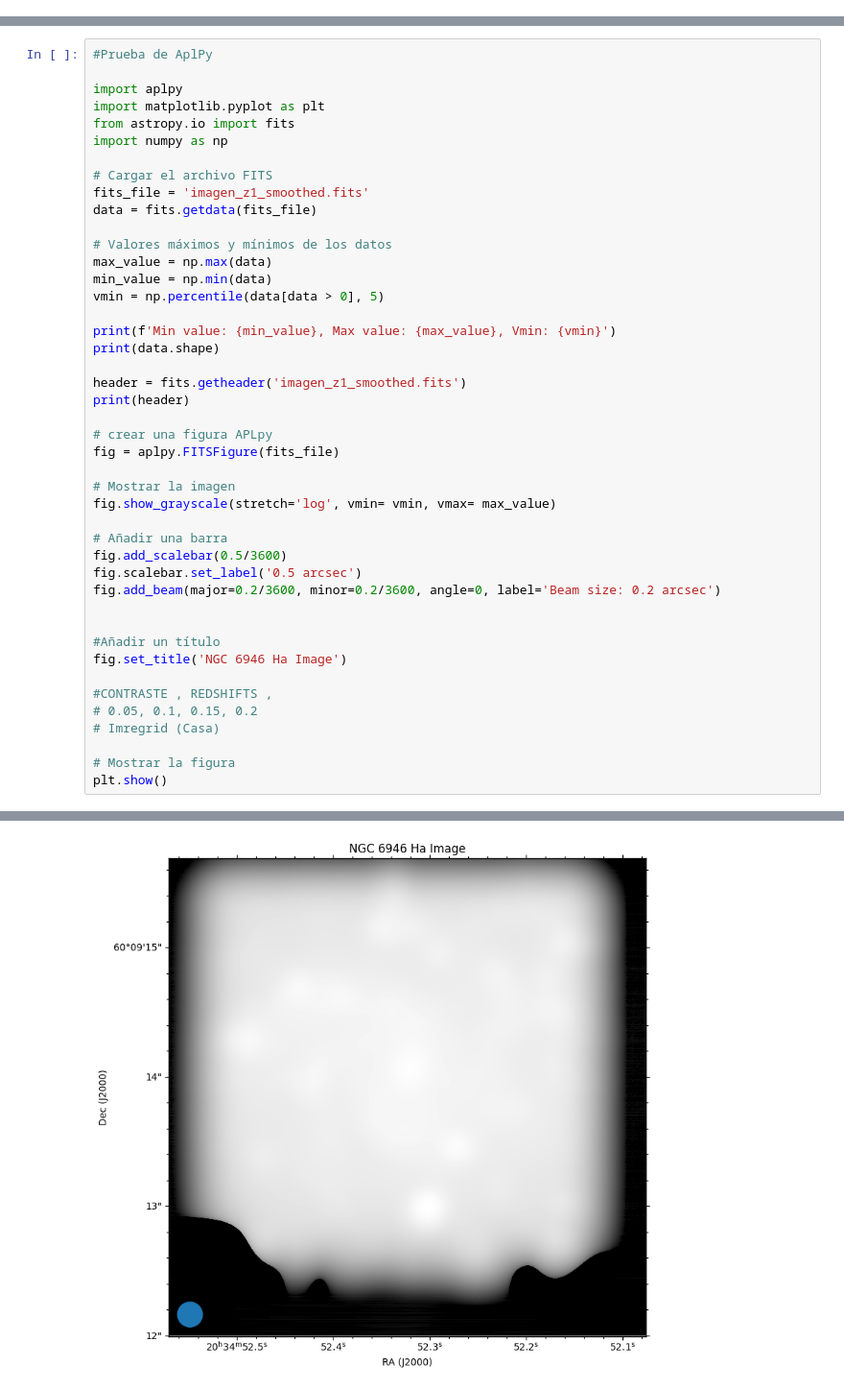
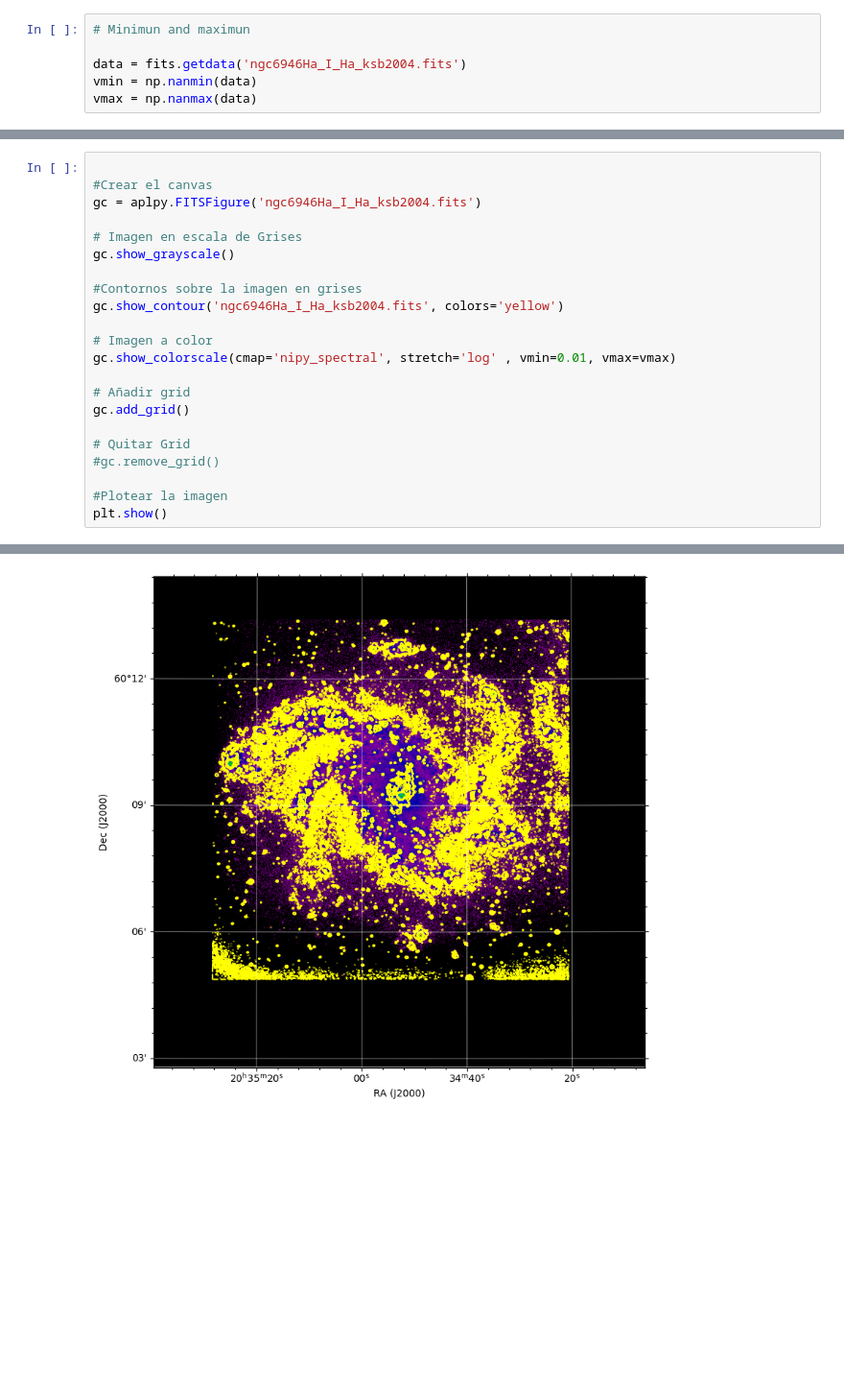
Before and after one commit to LobsangM/ngVLA_Research_Program, a Jupyter notebook: codes/aplpy_test.ipynb, the cells around one changed output, grey strips where cells are left out. Shown at 96% size. Cells and saved outputs as stored; diff of their text form; blank space fills up the shorter version.

Commit message:
introducción a Aplpy

```diff
--- a/codes/aplpy_test.ipynb
+++ b/codes/aplpy_test.ipynb
@@ -62,0 +10,6 @@ WARNING: VerifyWarning: Card 'DEC' is not FITS standard (invalid value string: '
+# %%
+# Minimun and maximun
+
+data = fits.getdata('ngc6946Ha_I_Ha_ksb2004.fits')
+vmin = np.nanmin(data)
+vmax = np.nanmax(data)
@@ -63,45 +24,23 @@ WARNING: VerifyWarning: Card 'DEC' is not FITS standard (invalid value string: '
 # %%
-#Prueba de AplPy
 
-import aplpy
-import matplotlib.pyplot as plt
-from astropy.io import fits
-import numpy as np
+#Crear el canvas
+gc = aplpy.FITSFigure('ngc6946Ha_I_Ha_ksb2004.fits')
 
-# Cargar el archivo FITS
-fits_file = 'imagen_z1_smoothed.fits'
-data = fits.getdata(fits_file)
+# Imagen en escala de Grises
+gc.show_grayscale()
 
-# Valores máximos y mínimos de los datos
-max_value = np.max(data)
-min_value = np.min(data)
-vmin = np.percentile(data[data > 0], 5)
+#Contornos sobre la imagen en grises
+gc.show_contour('ngc6946Ha_I_Ha_ksb2004.fits', colors='yellow')
 
-print(f'Min value: {min_value}, Max value: {max_value}, Vmin: {vmin}')
-print(data.shape)
+# Imagen a color
+gc.show_colorscale(cmap='nipy_spectral', stretch='log' , vmin=0.01, vmax=vmax)
 
-header = fits.getheader('imagen_z1_smoothed.fits')
-print(header)
+# Añadir grid
+gc.add_grid()
 
-# crear una figura APLpy
-fig = aplpy.FITSFigure(fits_file)
+# Quitar Grid
+#gc.remove_grid()
 
-# Mostrar la imagen
-fig.show_grayscale(stretch='log', vmin= vmin, vmax= max_value)
-
-# Añadir una barra
-fig.add_scalebar(0.5/3600)
-fig.scalebar.set_label('0.5 arcsec')
-fig.add_beam(major=0.2/3600, minor=0.2/3600, angle=0, label='Beam size: 0.2 arcsec')
-
-
-#Añadir un título
-fig.set_title('NGC 6946 Ha Image')
-
-#CONTRASTE , REDSHIFTS ,
-# 0.05, 0.1, 0.15, 0.2
-# Imregrid (Casa)
-
-# Mostrar la figura
+#Plotear la imagen
 plt.show()
 # %% [output]
@@ -111 +59 @@ SIMPLE  =                    T /Standard FITS
-[figure, old version]
+[figure, new version]
```
Also changed, not shown: parts of 15 cells of this notebook, 1 other file.
